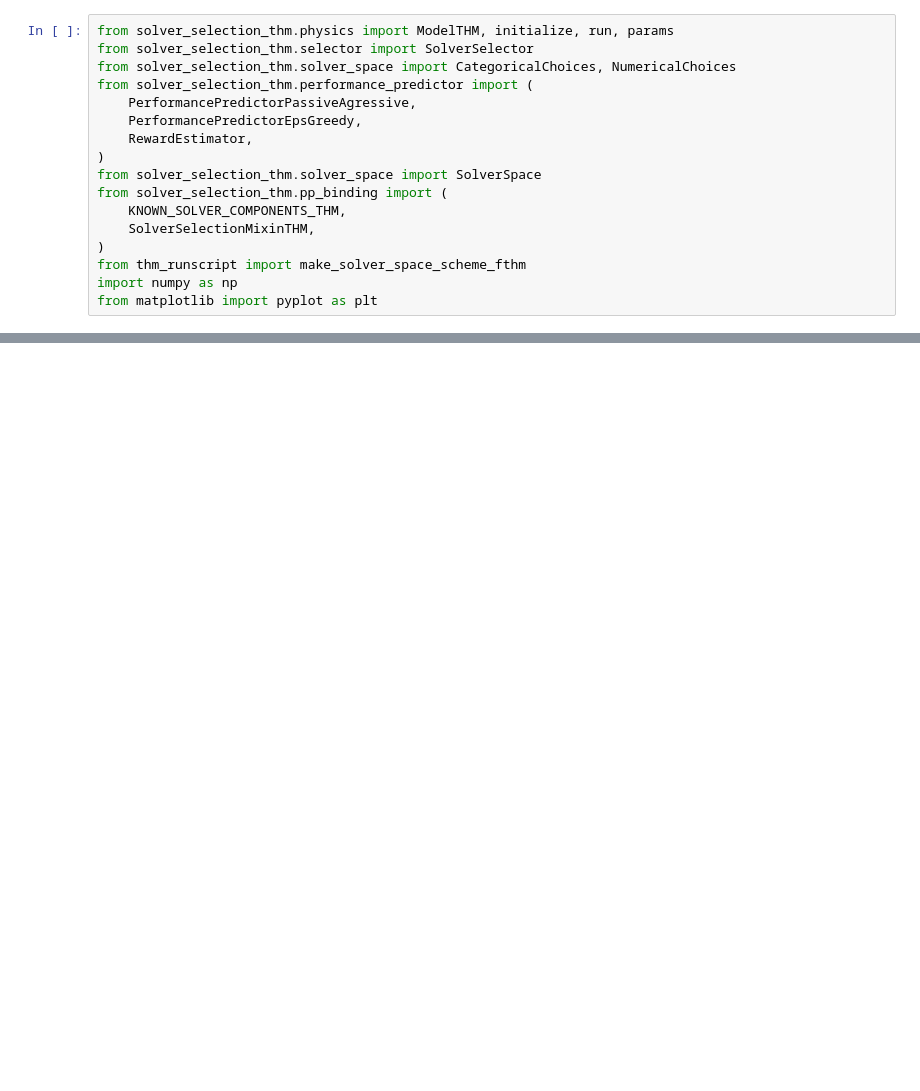
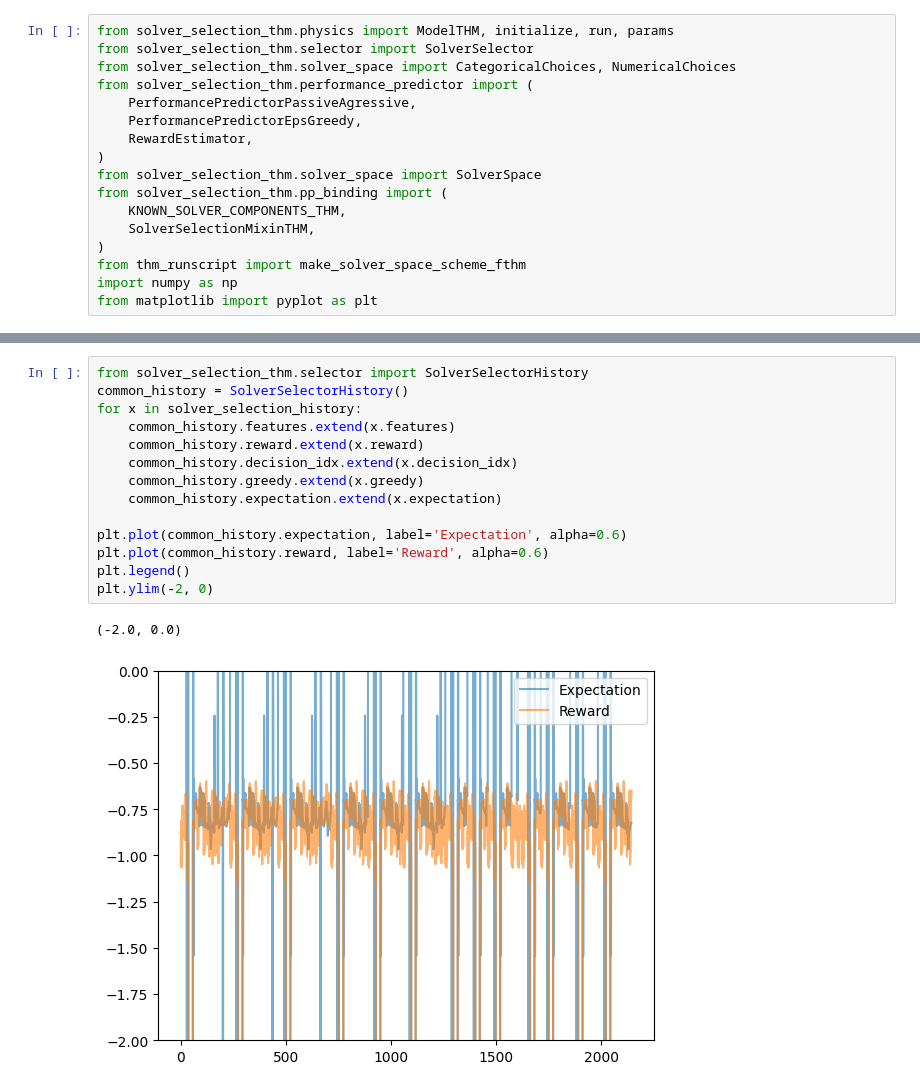
Before and after one commit to Yuriyzabegaev/FTHM-Solver, a Jupyter notebook: solver_selection_thm/spe_results.ipynb, the cells around one changed output, grey strips where cells are left out. Cells and saved outputs as stored; diff of their text form; blank space fills up the shorter version.

```diff
--- a/solver_selection_thm/spe_results.ipynb
+++ b/solver_selection_thm/spe_results.ipynb
@@ -79,0 +115,17 @@ plt.tight_layout()
+# %%
+from solver_selection_thm.selector import SolverSelectorHistory
+common_history = SolverSelectorHistory()
+for x in solver_selection_history:
+    common_history.features.extend(x.features)
+    common_history.reward.extend(x.reward)
+    common_history.decision_idx.extend(x.decision_idx)
+    common_history.greedy.extend(x.greedy)
+    common_history.expectation.extend(x.expectation)
+
+plt.plot(common_history.expectation, label='Expectation', alpha=0.6)
+plt.plot(common_history.reward, label='Reward', alpha=0.6)
+plt.legend()
+plt.ylim(-2, 0)
+# %% [output]
+(-2.0, 0.0)
+[figure, added]
```
Also changed, not shown: parts of 20 cells of this notebook, 4 other files.
